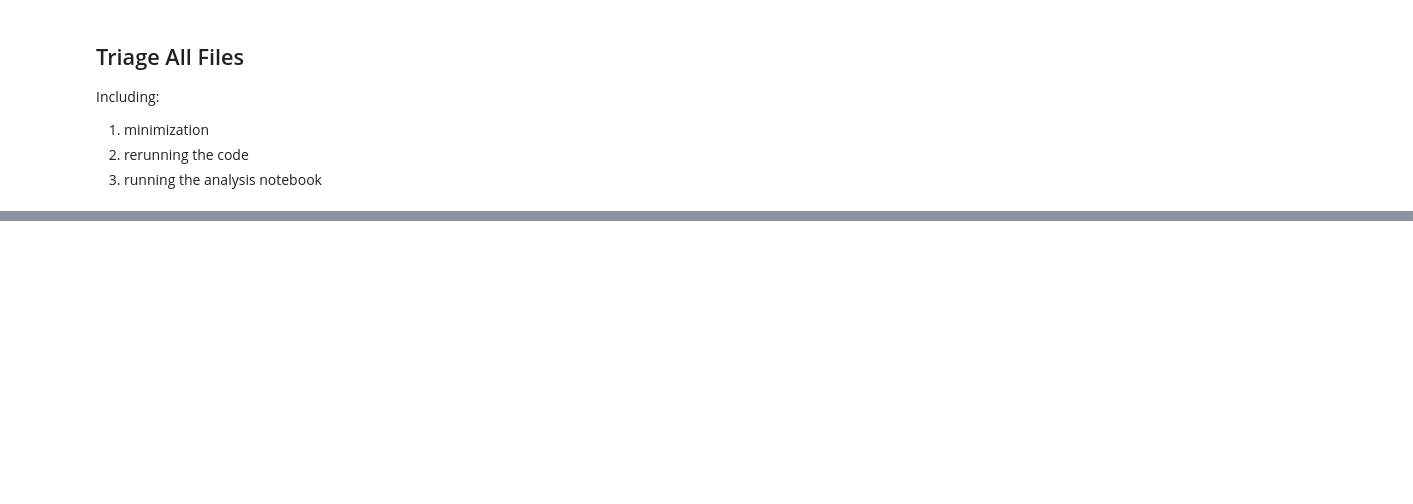
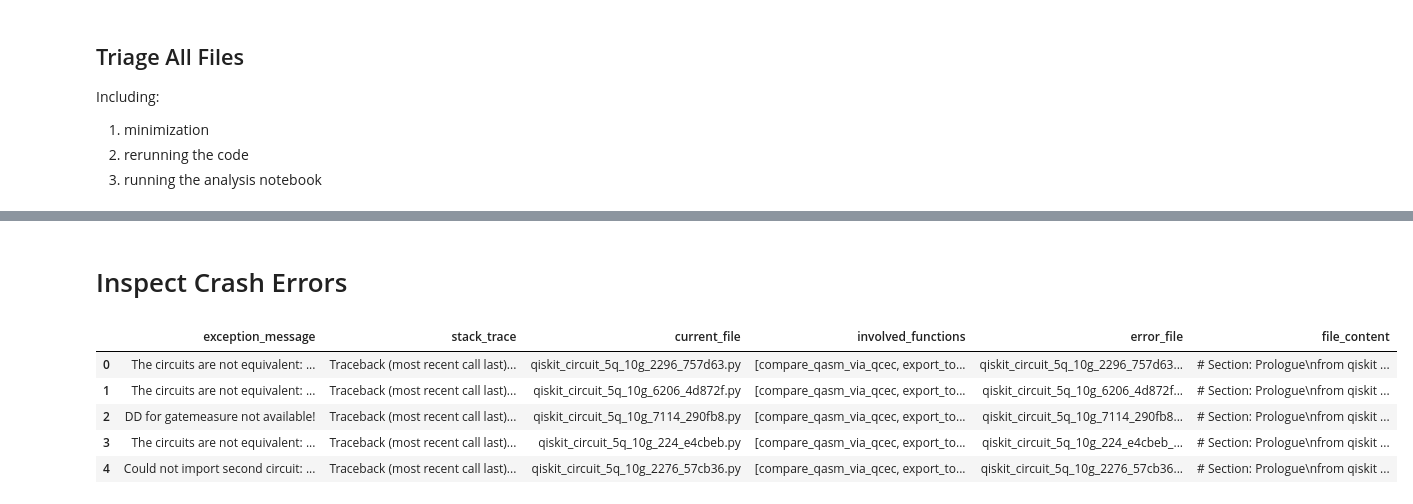
Before and after one commit to sola-st/qite-quantum-platform-testing, a Jupyter notebook: notebooks/004_003_Cluster_Error_Messages.ipynb, the cells around one changed output, grey strips where cells are left out. Drawn from its saved outputs; the diff is of its cells as text; code cells hidden in the pictures; blank space fills up the shorter version.

```diff
--- a/notebooks/004_003_Cluster_Error_Messages.ipynb
+++ b/notebooks/004_003_Cluster_Error_Messages.ipynb
@@ -425,0 +345,2 @@ Running minimization for ../program_bank/v007/2024_10_31__17_51__sample_errors/q
+# %% [markdown]
+# Inspect Crash Errors
@@ -425,0 +349,9 @@ Running minimization for ../program_bank/v007/2024_10_31__17_51__sample_errors/q
+# %%
+df_errors.head()
+# %% [output]
+|  | exception_message | stack_trace | current_file | involved_functions | error_file | file_content |
+| 0 | The circuits are not equivalent: ... | Traceback (most recent call last)... | qiskit_circuit_5q_10g_2296_757d63.py | [compare_qasm_via_qcec, export_to... | qiskit_circuit_5q_10g_2296_757d63... | # Section: Prologue\nfrom qiskit ... |
+| 1 | The circuits are not equivalent: ... | Traceback (most recent call last)... | qiskit_circuit_5q_10g_6206_4d872f.py | [compare_qasm_via_qcec, export_to... | qiskit_circuit_5q_10g_6206_4d872f... | # Section: Prologue\nfrom qiskit ... |
+| 2 | DD for gatemeasure not available! | Traceback (most recent call last)... | qiskit_circuit_5q_10g_7114_290fb8.py | [compare_qasm_via_qcec, export_to... | qiskit_circuit_5q_10g_7114_290fb8... | # Section: Prologue\nfrom qiskit ... |
+| 3 | The circuits are not equivalent: ... | Traceback (most recent call last)... | qiskit_circuit_5q_10g_224_e4cbeb.py | [compare_qasm_via_qcec, export_to... | qiskit_circuit_5q_10g_224_e4cbeb_... | # Section: Prologue\nfrom qiskit ... |
+| 4 | Could not import second circuit: ... | Traceback (most recent call last)... | qiskit_circuit_5q_10g_2276_57cb36.py | [compare_qasm_via_qcec, export_to... | qiskit_circuit_5q_10g_2276_57cb36... | # Section: Prologue\nfrom qiskit ... |
```
Also changed, not shown: parts of 20 cells of this notebook, 1 other file.
